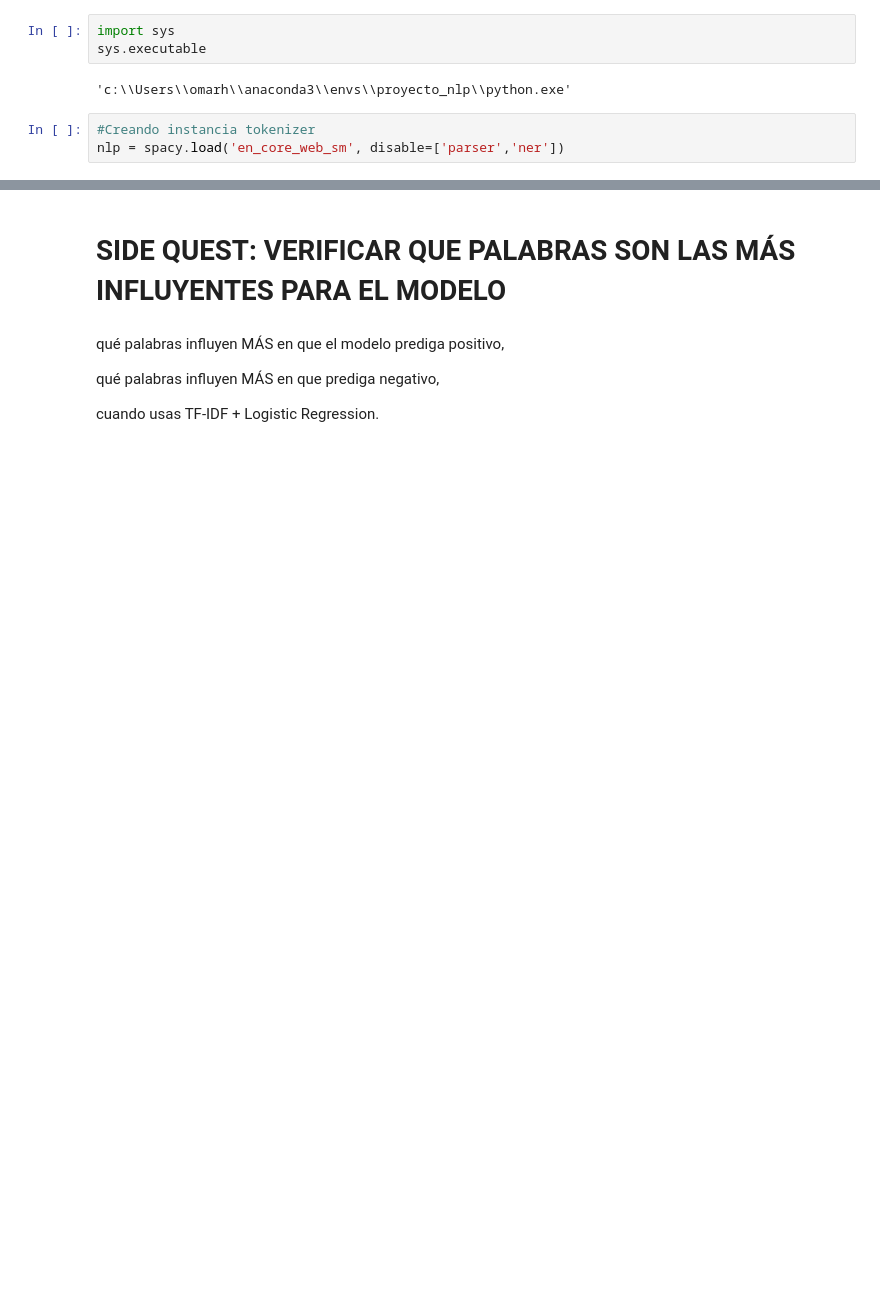
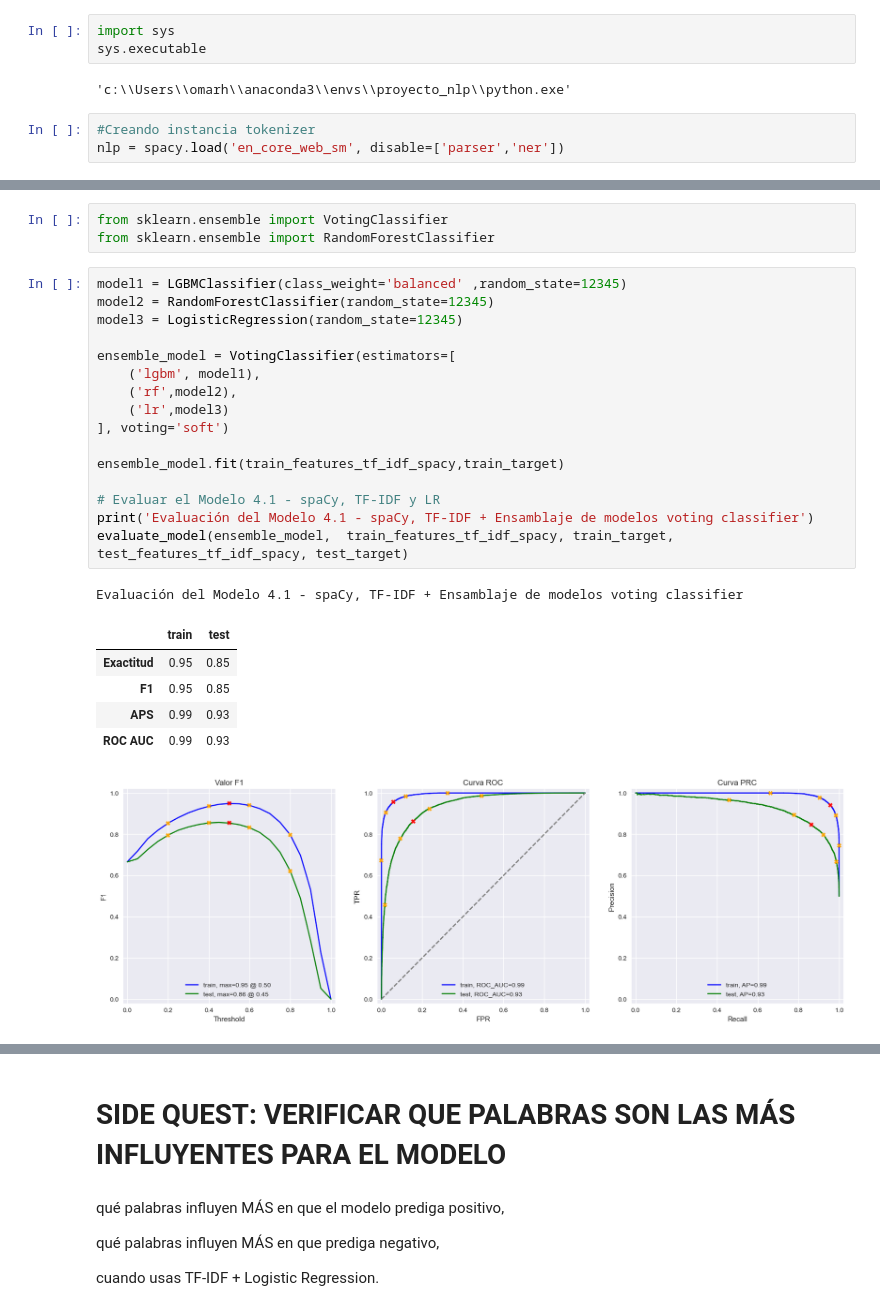
Before and after one commit to OmiHdz/SP_14_2, a Jupyter notebook: P_14_2.ipynb, the cells around one changed output, grey strips where cells are left out. Saved outputs shown, nothing was run; the diff lists cells and outputs as text; blank space fills up the shorter version.

```diff
--- a/P_14_2.ipynb
+++ b/P_14_2.ipynb
@@ -699,0 +800,27 @@ def text_preprocessing_3(text):
+# %%
+from sklearn.ensemble import VotingClassifier
+from sklearn.ensemble import RandomForestClassifier
+# %%
+model1 = LGBMClassifier(class_weight='balanced' ,random_state=12345)
+model2 = RandomForestClassifier(random_state=12345)
+model3 = LogisticRegression(random_state=12345)
+
+ensemble_model = VotingClassifier(estimators=[
+    ('lgbm', model1),
+    ('rf',model2),
+    ('lr',model3)
+], voting='soft')
+
+ensemble_model.fit(train_features_tf_idf_spacy,train_target)
+
+# Evaluar el Modelo 4.1 - spaCy, TF-IDF y LR
+print('Evaluación del Modelo 4.1 - spaCy, TF-IDF + Ensamblaje de modelos voting classifier')
+evaluate_model(ensemble_model,  train_features_tf_idf_spacy, train_target, test_features_tf_idf_spacy, test_target)
+# %% [output]
+Evaluación del Modelo 4.1 - spaCy, TF-IDF + Ensamblaje de modelos voting classifier
+|  | train | test |
+| Exactitud | 0.95 | 0.85 |
+| F1 | 0.95 | 0.85 |
+| APS | 0.99 | 0.93 |
+| ROC AUC | 0.99 | 0.93 |
+[figure, added]
```
Also changed, not shown: parts of 23 cells of this notebook.
